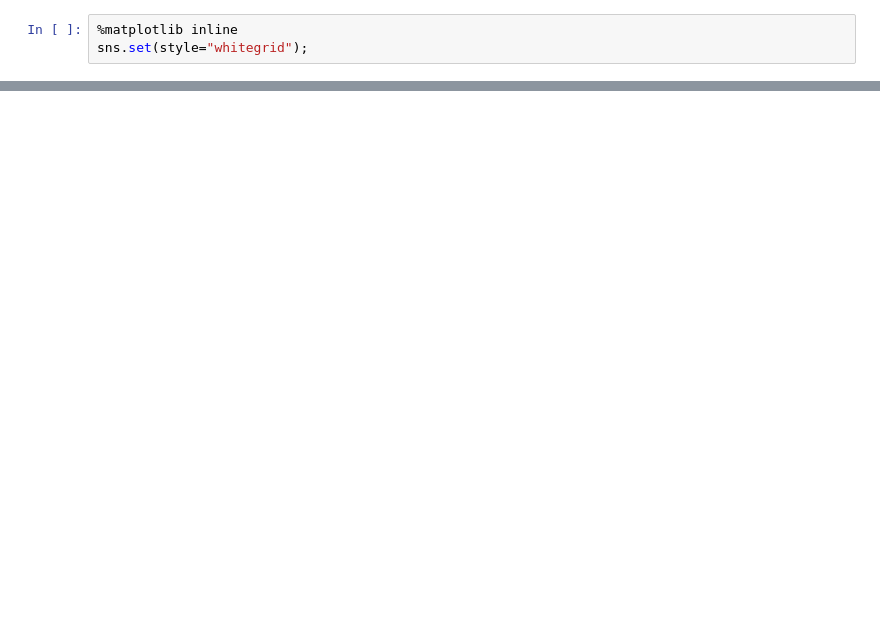
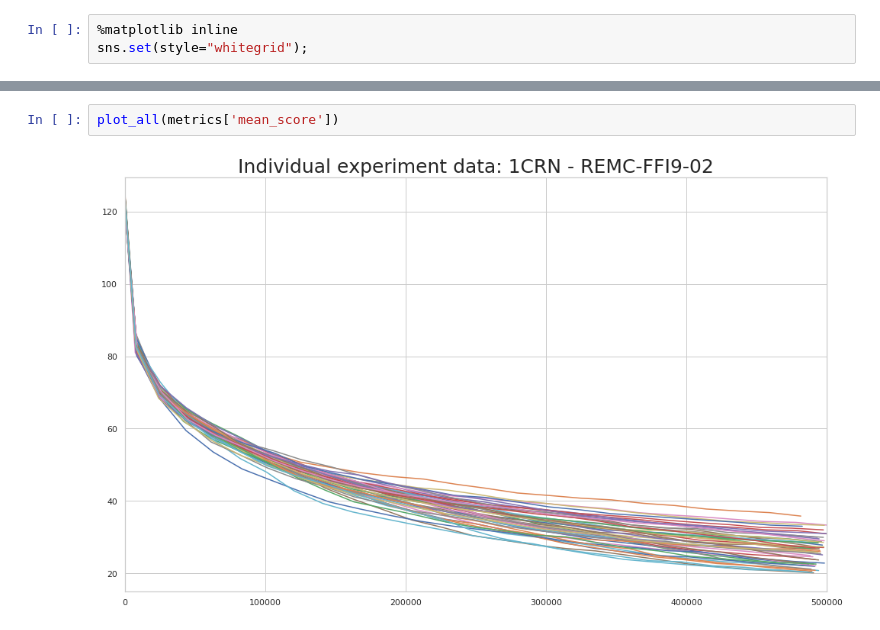
Before and after one commit to h3nnn4n/protein-prediction-framework, a Jupyter notebook: tools/notebooks/convergence/Convergence analysis.ipynb, the cells around one changed output, grey strips where cells are left out. Saved outputs shown, nothing was run; the diff lists cells and outputs as text; blank space fills up the shorter version.

```diff
--- a/tools/notebooks/convergence/Convergence analysis.ipynb
+++ b/tools/notebooks/convergence/Convergence analysis.ipynb
@@ -47,0 +71,4 @@ plot_all_best_and_mean_score_and_avg_rmsd()
+# %%
+plot_all(metrics['mean_score'])
+# %% [output]
+[figure, added]
```
Also changed, not shown: parts of 15 cells of this notebook, 4 other files.
